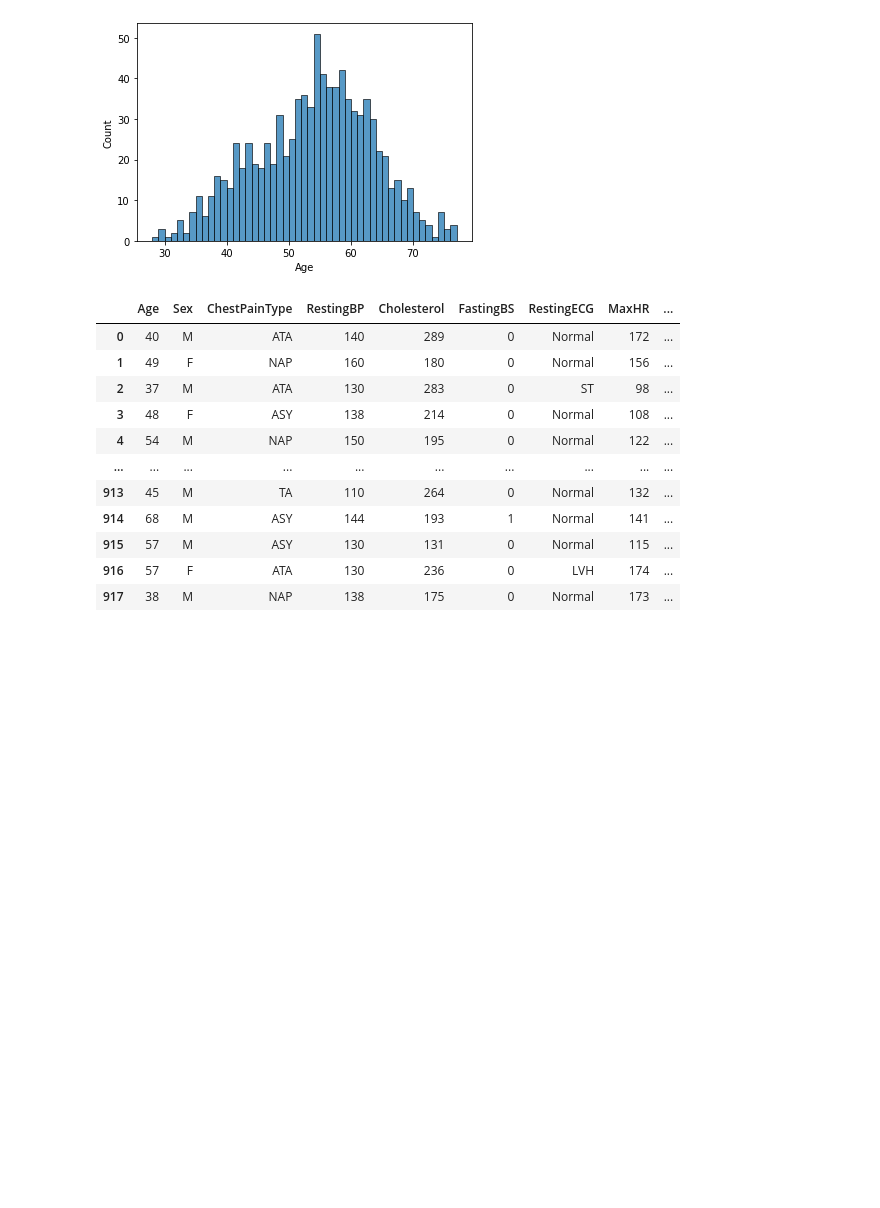
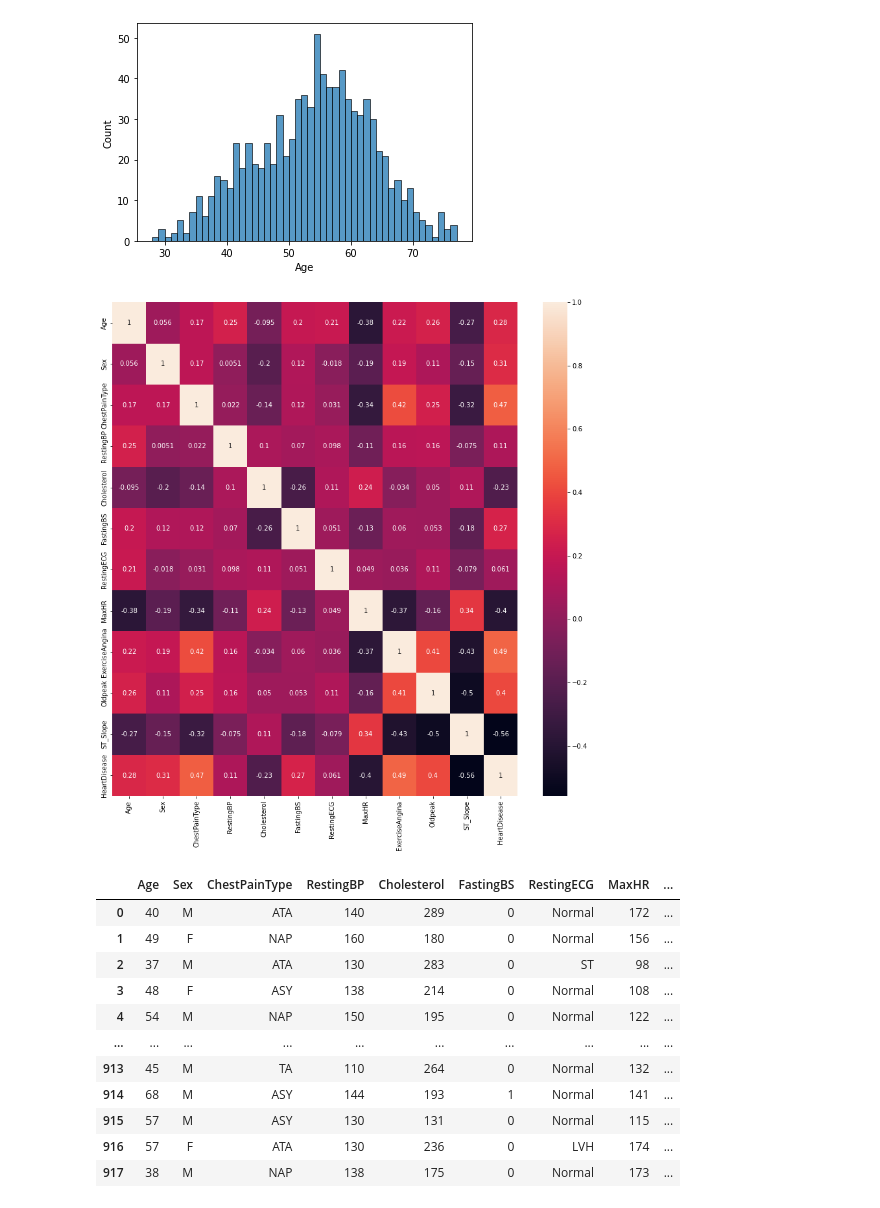
Before and after one commit to BazaochiDumitru/Project_Python_SI, a Jupyter notebook: Laborator 5/Lab5.ipynb, the cells around one changed output. Saved outputs shown, nothing was run; the diff lists cells and outputs as text; code cells hidden in the pictures; blank space fills up the shorter version.

```diff
--- a/Laborator 5/Lab5.ipynb
+++ b/Laborator 5/Lab5.ipynb
@@ -127,6 +127,12 @@ sns.histplot(df["Age"], binwidth=1)
 # %% [output]
 <AxesSubplot:xlabel='Age', ylabel='Count'>
 [figure]
+# %%
+plt.figure(figsize=(14, 14))
+sns.heatmap(df.corr(), annot=True)
+plt.show()
+# %% [output]
+[figure, added]
 # %%
 dft = df
 dft
```
Also changed, not shown: parts of 5 cells of this notebook.
